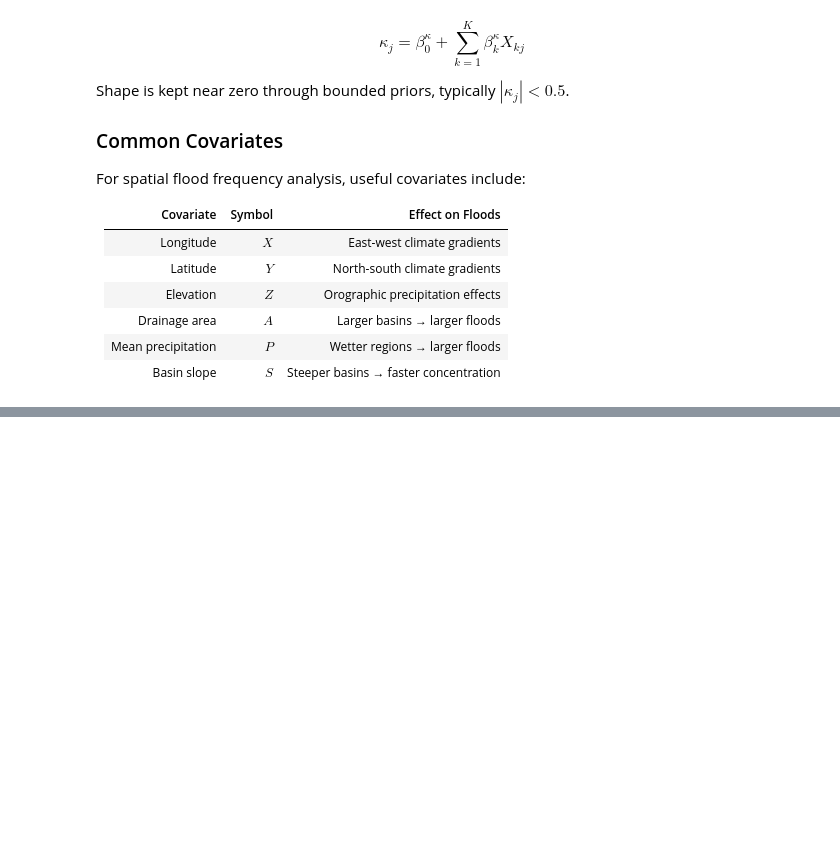
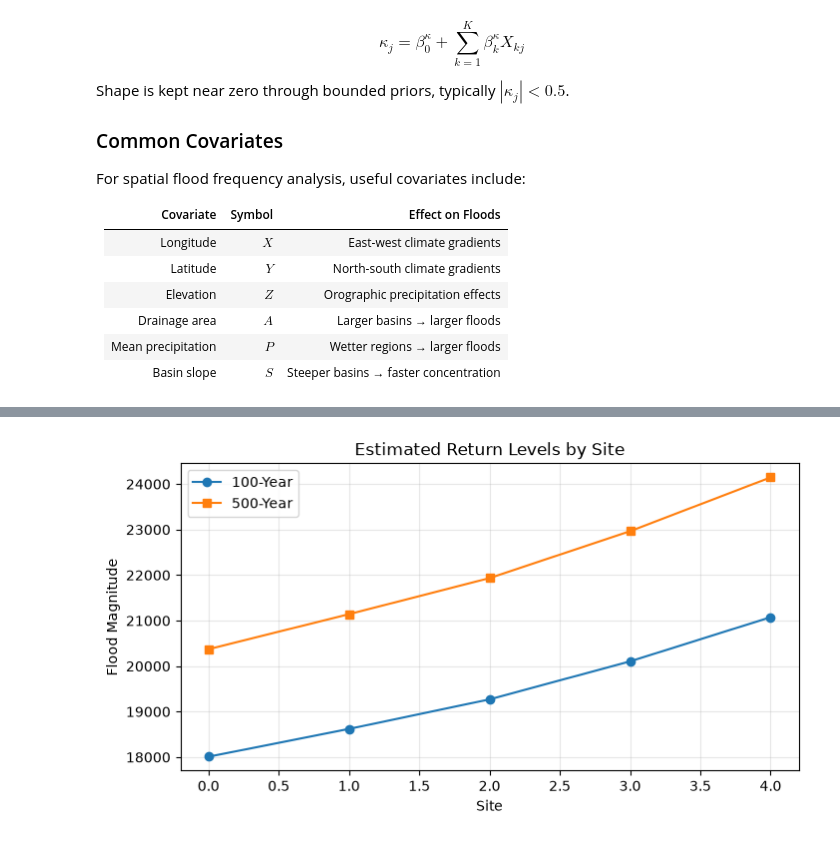
Before and after one commit to USACE-RMC/BestFit-Python-Examples, a Jupyter notebook: notebooks/05_spatial_extremes.ipynb, the cells around one changed output, grey strips where cells are left out. Cells and saved outputs as stored; diff of their text form; code cells hidden in the pictures; blank space fills up the shorter version.

```diff
--- a/notebooks/05_spatial_extremes.ipynb
+++ b/notebooks/05_spatial_extremes.ipynb
@@ -504,0 +500,77 @@ Site Index: 4
+# %%
+model = SpatialGEV(data, test_coordinates, location, scale, shape)
+model.UseLogLinkForLocation = True
+model.UseLogLinkForScale = True
+
+analysis = SpatialGEVAnalysis(model)
+
+# Configure MCMC
+analysis.BayesianAnalysis.Iterations = 20000
+analysis.BayesianAnalysis.WarmupIterations = 10000
+analysis.BayesianAnalysis.ThinningInterval = 10
+analysis.BayesianAnalysis.NumberOfChains = 4
+
+# Run analysis
+analysis.RunAsync().Wait()
+
+# Model fit metrics
+results = analysis.BayesianAnalysis.Results
+
+print(f"DIC:       {analysis.BayesianAnalysis.DIC:.3f}")
+print(f"WAIC:      {analysis.BayesianAnalysis.WAIC:.3f}")
+print(f"LOOIC:     {analysis.BayesianAnalysis.LOOIC:.3f}\n")
+
+
+print(
+    f"{'Parameter':<20}"
+    f"{'Mean':>10}"
+    f"{'SD':>10}"
+    f"{'Lower CI':>10}"
+    f"{'Upper CI':>10}"
+    f"{'Rhat':>8}"
+    f"{'ESS':>8}"
+)
+
+for i in range(model.Parameters.Count):
+    s = analysis.BayesianAnalysis.Results.ParameterResults[i].SummaryStatistics
+
+    print(
+        f"{model.Parameters[i].Name :<20}"
+        f"{s.Mean:>10.3f}"
+        f"{s.StandardDeviation:>10.3f}"
+        f"{s.LowerCI:>10.3f}"
+        f"{s.UpperCI:>10.3f}"
+        f"{s.Rhat:>8.3f}"
+        f"{s.ESS:>8.0f}"
+    )
+
+sites = []
+f100 = []
+f500 = []
+
+for site_result in analysis.SiteResults:
+    print(f"\nSite Index: {site_result.SiteIndex}")
+    probs = list(site_result.Probabilities)     # Pull all exceedance probabilities for the quantile curves
+
+    idx100 = probs.index(0.01)      # Exceedance probability for 100 year flood
+    idx500 = probs.index(0.002)     # Exceedance probability for 500 year flood
+
+    print(f" 100-year flood: {site_result.QuantileMean[idx100]:.3f}")
+    print(f" 500-year flood: {site_result.QuantileMean[idx500]:.3f}")
+
+    sites.append(site_result.SiteIndex)
+    f100.append(site_result.QuantileMean[idx100])
+    f500.append(site_result.QuantileMean[idx500])
+
+plt.figure(figsize=(8,4))
+
+plt.plot(sites, f100, "o-", label="100-Year")
+plt.plot(sites, f500, "s-", label="500-Year")
+
+plt.xlabel("Site")
+plt.ylabel("Flood Magnitude")
+plt.title("Estimated Return Levels by Site")
+plt.legend()
+plt.grid(alpha=0.3)
+plt.show()
+# %% [output]
@@ -505,3 +594,4 @@ Site Index: 4
+[figure, added]
 # %% [markdown]
 ## Summary
 In this notebook you:
```
Also changed, not shown: parts of 20 cells of this notebook, 16 other files.
